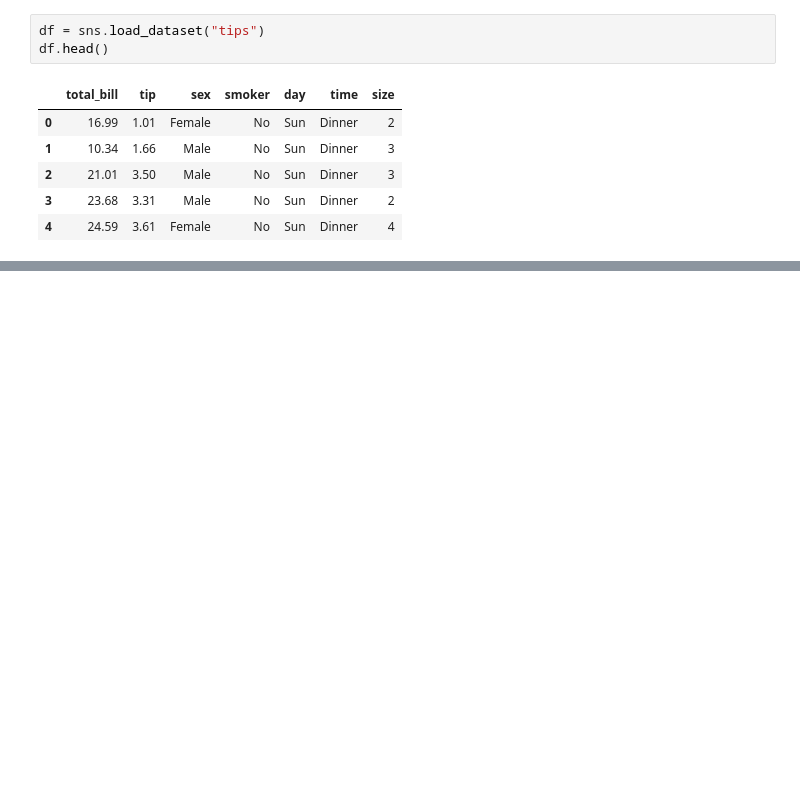
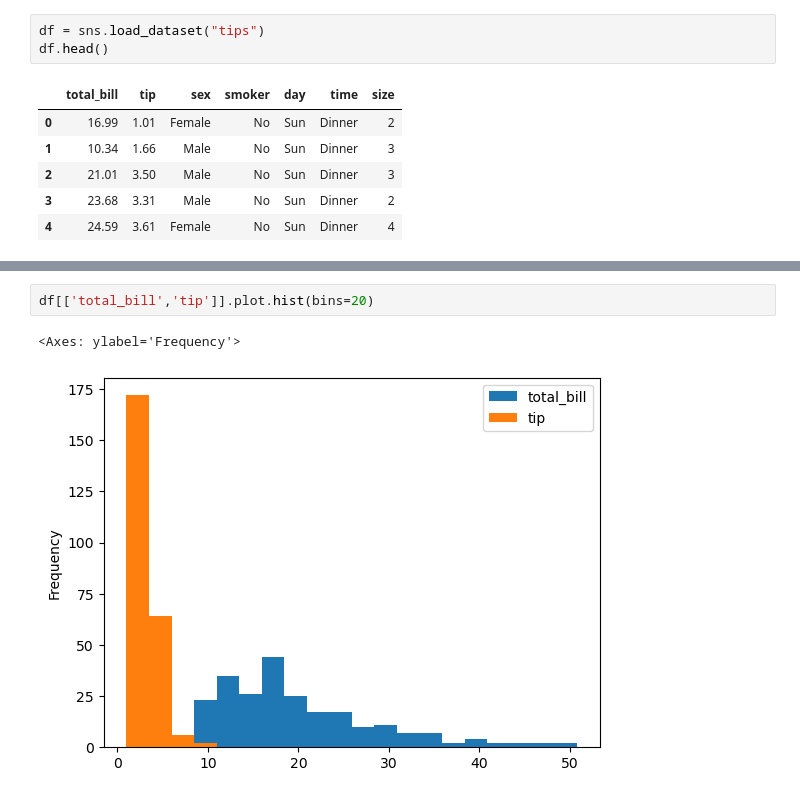
Before and after one commit to layla-focalors/pandas_learning, a Jupyter notebook: Ptest-1N19/Day2.ipynb, the cells around one changed output, grey strips where cells are left out. Saved outputs shown, nothing was run; the diff lists cells and outputs as text; blank space fills up the shorter version.

```diff
--- a/Ptest-1N19/Day2.ipynb
+++ b/Ptest-1N19/Day2.ipynb
@@ -1194,0 +1222,5 @@ sns.stripplot(df['total_bill'])
+# %%
+df[['total_bill','tip']].plot.hist(bins=20)
+# %% [output]
+<Axes: ylabel='Frequency'>
+[figure, added]
```
Also changed, not shown: parts of 115 cells of this notebook.
